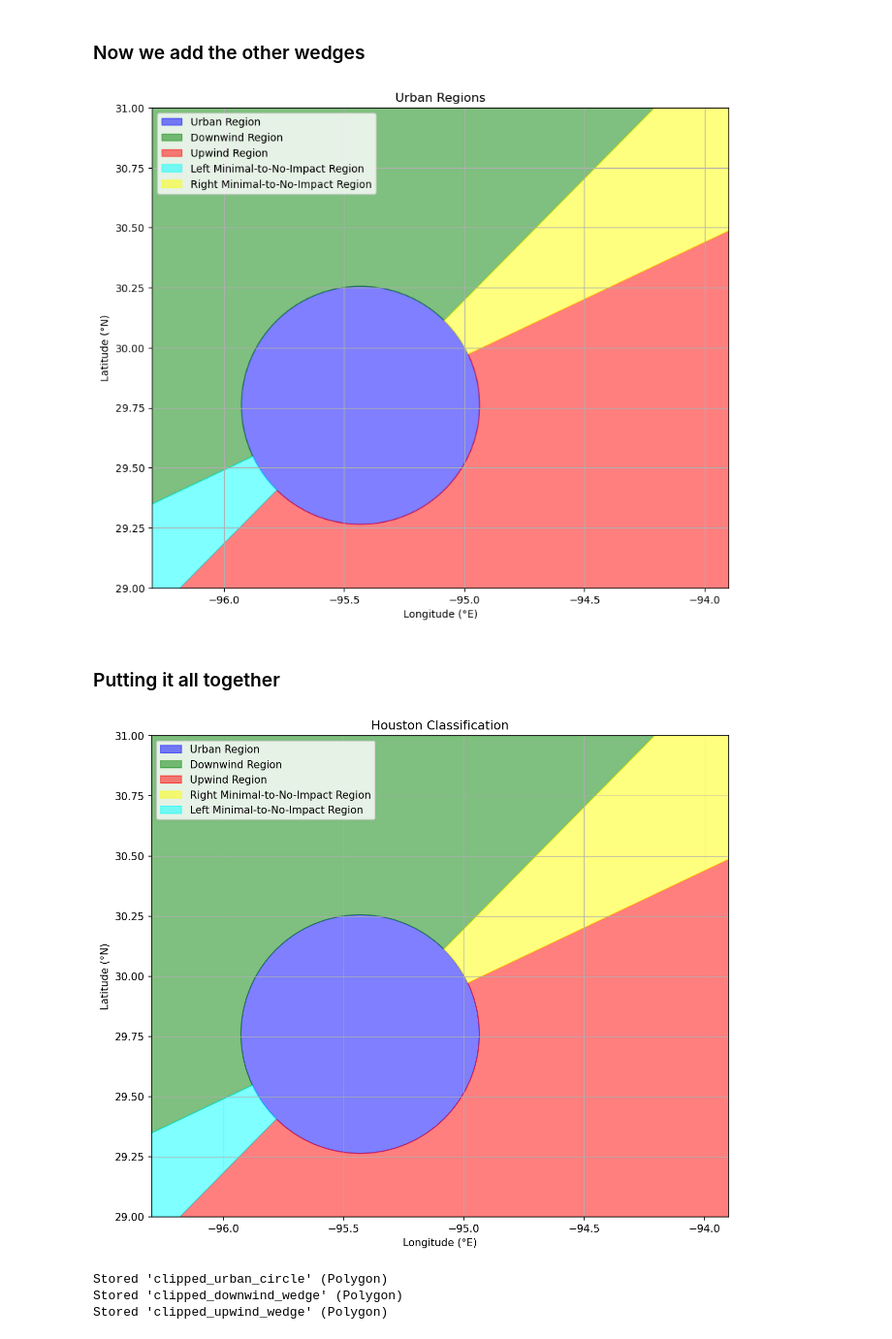
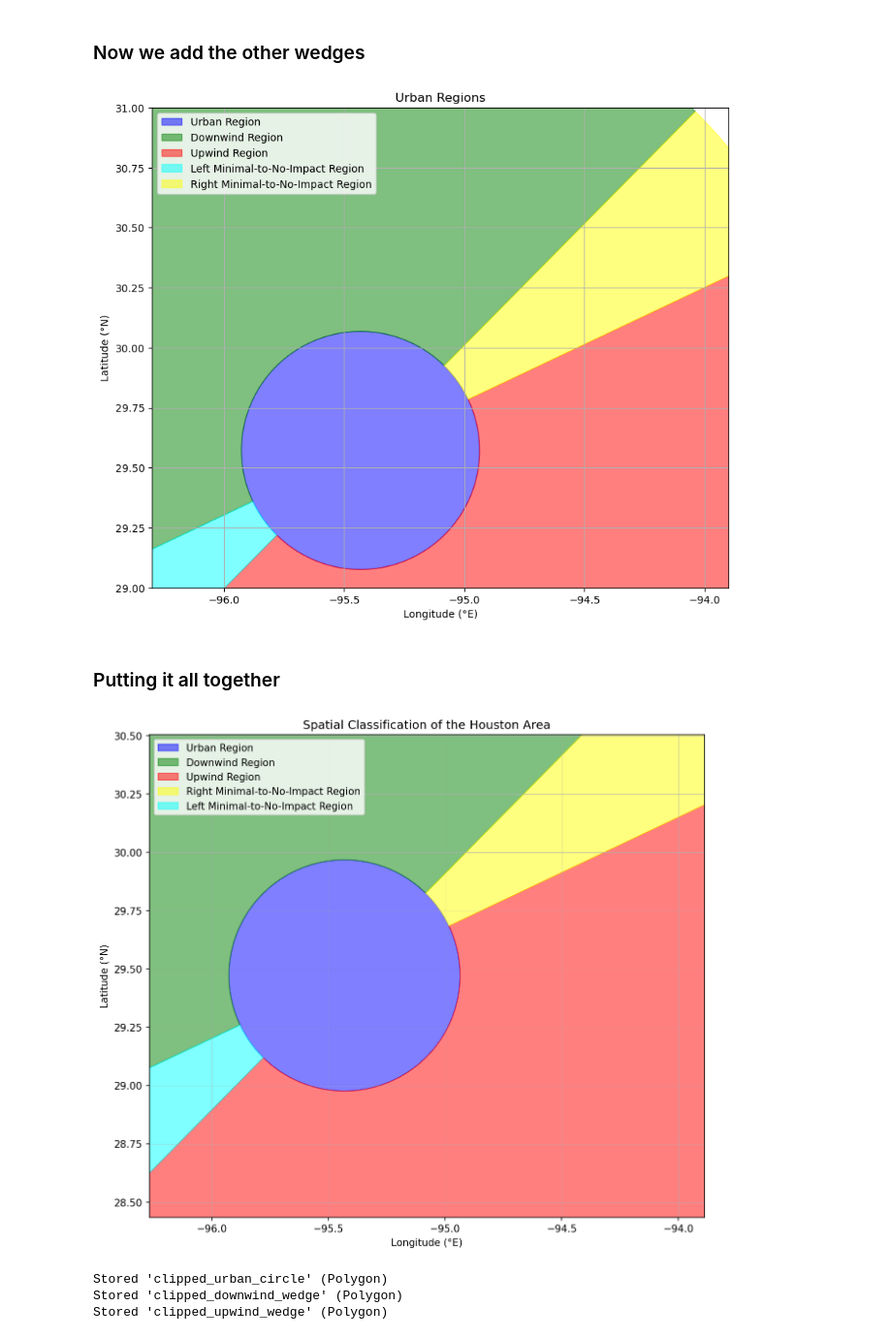
Before and after one commit to oluwafemiomitusa/Geospatial-Analysis, a Jupyter notebook: Second_part/Jupyter Notebooks/New/define_coordinate_system.ipynb, the cells around one changed output. Shown at 97% size. Drawn from its saved outputs; the diff is of its cells as text; code cells hidden in the pictures.

```diff
--- a/Second_part/Jupyter Notebooks/New/define_coordinate_system.ipynb
+++ b/Second_part/Jupyter Notebooks/New/define_coordinate_system.ipynb
@@ -198,7 +198,7 @@ plt.show()
 ### Now we add the other wedges
 # %%
 # Using the data from the largest enclosing circle obtained previously:
-city_center = largest_enclosing_circle_data["enclosing_circle_center"]
+city_center = (-95.43207102398061, 29.5719) # largest_enclosing_circle_data["enclosing_circle_center"]
 urban_radius = largest_enclosing_circle_data["enclosing_circle_radius"]
 
 # Updated definitions
@@ -251,7 +251,7 @@ plt.grid(True)
 
 plt.show()
 # %% [output]
-[figure, old version]
+[figure, new version]
 # %% [markdown]
 ### Putting it all together
 # %%
@@ -297,7 +297,7 @@ for shape in shapes:
 largest_enclosing_circle_data = max(shape_data, key=lambda x: x["enclosing_circle_radius"])
 
 # Using the data from the largest enclosing circle obtained previously:
-city_center = largest_enclosing_circle_data["enclosing_circle_center"]
+city_center = (-95.43207102398061, 29.4719)
 urban_radius = largest_enclosing_circle_data["enclosing_circle_radius"]
 
 # Updated definitions
@@ -311,7 +311,7 @@ downwind_start_scaled = downwind_start * urban_radius / 25
 downwind_end_scaled = downwind_end * urban_radius / 25
 
 # Define the bounding box for clipping
-minx, miny, maxx, maxy = -96.3, 29, -93.9, 31
+minx, maxx, miny, maxy = -96.26935272216797, -93.88798065185547, 28.43370361328125, 30.50552444458008
 bounding_box = box(minx, miny, maxx, maxy)
 
 # Create the urban circle as a polygon
@@ -328,37 +328,37 @@ left_no_impact_wedge_poly = create_extended_wedge(city_center, urban_radius, dow
 clipped_urban_circle = urban_circle_poly.intersection(bounding_box)
 clipped_downwind_wedge = downwind_wedge_poly.intersection(bounding_box)
 clipped_upwind_wedge = upwind_wedge_poly.intersection(bounding_box)
 clipped_right_no_impact_wedge = right_no_impact_wedge_poly.intersection(bounding_box)
 clipped_left_no_impact_wedge = left_no_impact_wedge_poly.intersection(bounding_box)
 
 # Plotting the clipped regions
 fig, ax = plt.subplots(figsize=(10, 10), dpi=150)
 
 # Function to plot a clipped region
 def plot_clipped_region(ax, clipped_region, color, label):
     if not clipped_region.is_empty:
         x, y = clipped_region.exterior.xy
         ax.fill(x, y, color=color, alpha=0.5, label=label)
 
 # Plot each region with consistent colors
 plot_clipped_region(ax, clipped_urban_circle, 'blue', 'Urban Region')
 plot_clipped_region(ax, clipped_downwind_wedge, 'green', 'Downwind Region')
 plot_clipped_region(ax, clipped_upwind_wedge, 'red', 'Upwind Region')
 plot_clipped_region(ax, clipped_right_no_impact_wedge, 'yellow', 'Right Minimal-to-No-Impact Region')
 plot_clipped_region(ax, clipped_left_no_impact_wedge, 'cyan', 'Left Minimal-to-No-Impact Region')
 
 # Setting plot properties
-ax.set_xlim(-96.3, -93.9)
-ax.set_ylim(29, 31)
+ax.set_xlim(-96.26935272216797, -93.88798065185547)
+ax.set_ylim(28.43370361328125, 30.50552444458008)
 ax.set_aspect('equal', 'box')
-ax.set_title("Houston Classification")
+ax.set_title("Spatial Classification of the Houston Area")
 ax.legend(loc='upper left')
 plt.xlabel("Longitude (°E)")
 plt.ylabel("Latitude (°N)")
 plt.grid(linewidth=0.5)
 plt.show()
 # %% [output]
-[figure, old version]
+[figure, new version]
 # %%
 %store clipped_urban_circle clipped_downwind_wedge clipped_upwind_wedge
 # %% [output]
```
Also changed, not shown: parts of 5 cells of this notebook.
